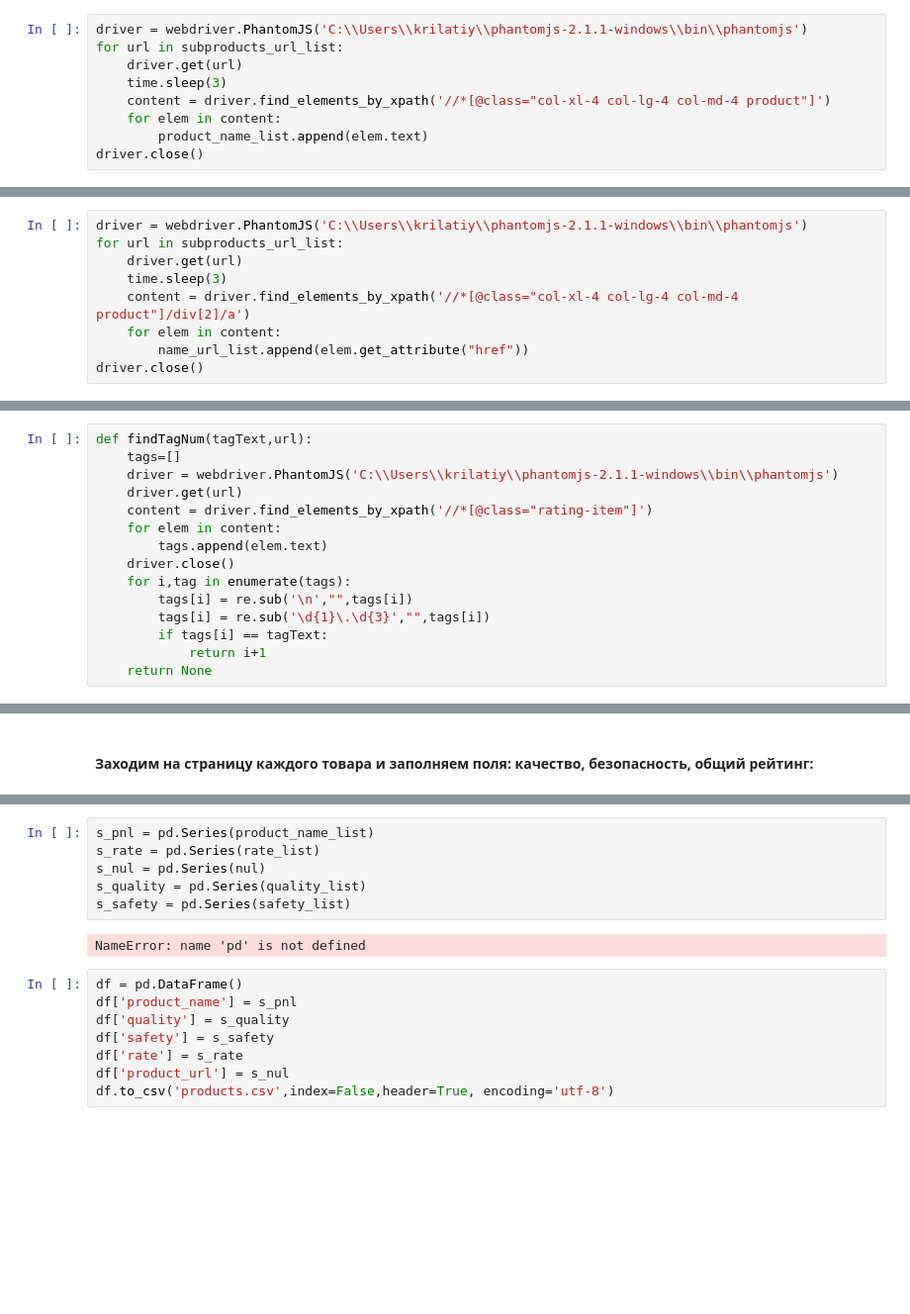
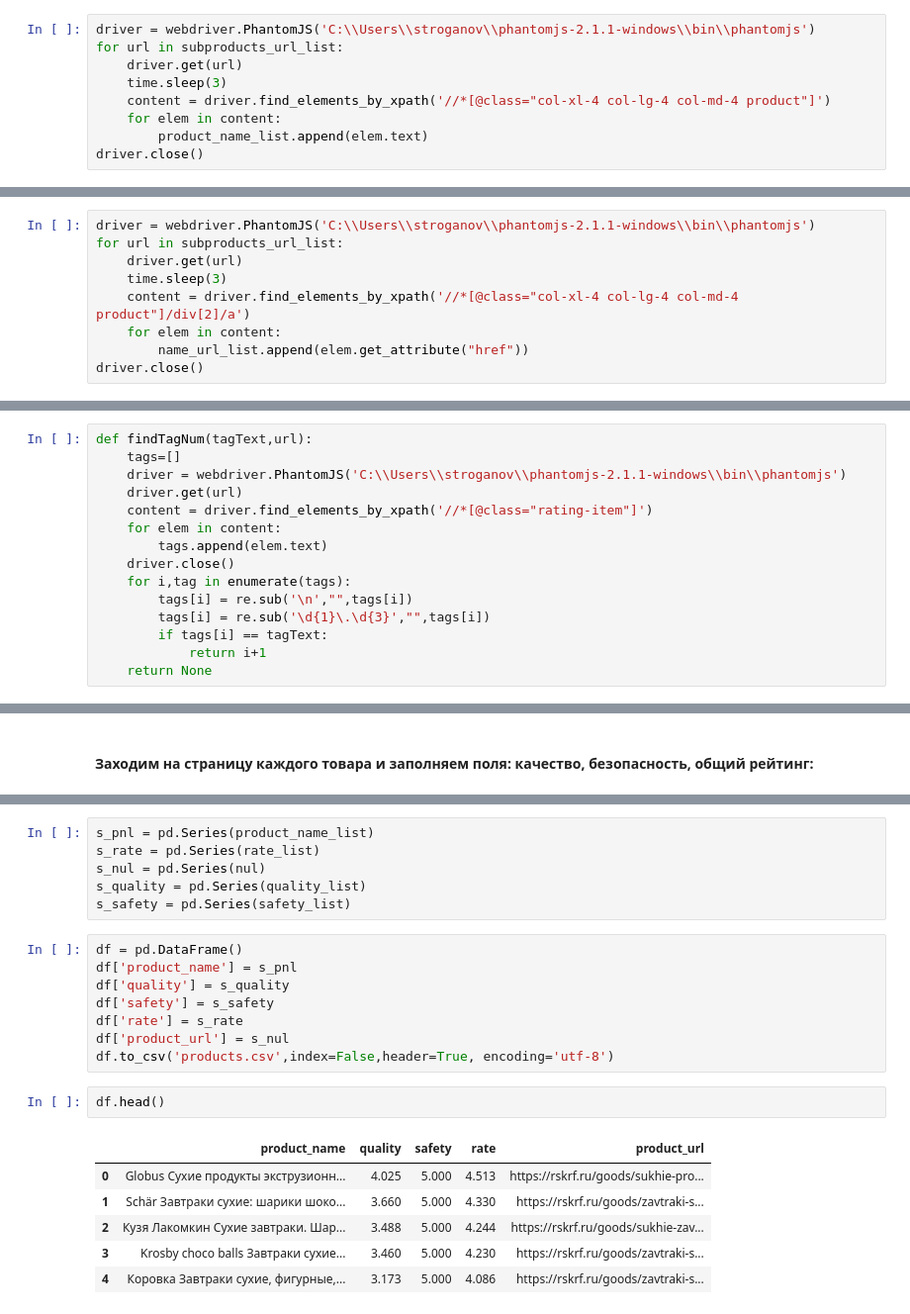
Before and after one commit to superpavelka/Methods-of-collecting-and-processing-data-from-the-Internet, a Jupyter notebook: Task2/Task2.ipynb, the cells around one changed output, grey strips where cells are left out. Shown at 99% size. Cells and saved outputs as stored; diff of their text form; blank space fills up the shorter version.

```diff
--- a/Task2/Task2.ipynb
+++ b/Task2/Task2.ipynb
@@ -364,7 +364,7 @@ from selenium.webdriver.common.by import By
 # %%
 product_name_list=[]
 # %%
-driver = webdriver.PhantomJS('C:\\Users\\krilatiy\\phantomjs-2.1.1-windows\\bin\\phantomjs')
+driver = webdriver.PhantomJS('C:\\Users\\stroganov\\phantomjs-2.1.1-windows\\bin\\phantomjs')
 for url in subproducts_url_list:
     driver.get(url)
     time.sleep(3)
@@ -388,7 +388,7 @@ product_name_list[:10]
 # %% [markdown]
 #### Ссылки на все продукты:
 # %%
-driver = webdriver.PhantomJS('C:\\Users\\krilatiy\\phantomjs-2.1.1-windows\\bin\\phantomjs')
+driver = webdriver.PhantomJS('C:\\Users\\stroganov\\phantomjs-2.1.1-windows\\bin\\phantomjs')
 for url in subproducts_url_list:
     driver.get(url)
     time.sleep(3)
@@ -458,7 +458,7 @@ for i,name in enumerate(product_name_list):
 # %%
 def findTagNum(tagText,url):
     tags=[]
-    driver = webdriver.PhantomJS('C:\\Users\\krilatiy\\phantomjs-2.1.1-windows\\bin\\phantomjs')
+    driver = webdriver.PhantomJS('C:\\Users\\stroganov\\phantomjs-2.1.1-windows\\bin\\phantomjs')
     driver.get(url)
     content = driver.find_elements_by_xpath('//*[@class="rating-item"]')
     for elem in content:
@@ -534,8 +502,6 @@ s_rate = pd.Series(rate_list)
 s_nul = pd.Series(nul)
 s_quality = pd.Series(quality_list)
 s_safety = pd.Series(safety_list)
-# %% [output]
-NameError: name 'pd' is not defined
 # %%
 df = pd.DataFrame()
 df['product_name'] = s_pnl
@@ -544,3 +510,12 @@ df['safety'] = s_safety
 df['rate'] = s_rate
 df['product_url'] = s_nul
 df.to_csv('products.csv',index=False,header=True, encoding='utf-8')
+# %%
+df.head()
+# %% [output]
+|  | product_name | quality | safety | rate | product_url |
+| 0 | Globus Сухие продукты экструзионн... | 4.025 | 5.000 | 4.513 | https://rskrf.ru/goods/sukhie-pro... |
+| 1 | Schär Завтраки сухие: шарики шоко... | 3.660 | 5.000 | 4.330 | https://rskrf.ru/goods/zavtraki-s... |
+| 2 | Кузя Лакомкин Сухие завтраки. Шар... | 3.488 | 5.000 | 4.244 | https://rskrf.ru/goods/sukhie-zav... |
+| 3 | Krosby choco balls Завтраки сухие... | 3.460 | 5.000 | 4.230 | https://rskrf.ru/goods/zavtraki-s... |
+| 4 | Коровка Завтраки сухие, фигурные,... | 3.173 | 5.000 | 4.086 | https://rskrf.ru/goods/zavtraki-s... |
```
Also changed, not shown: parts of 3 cells of this notebook, 1 other file.
